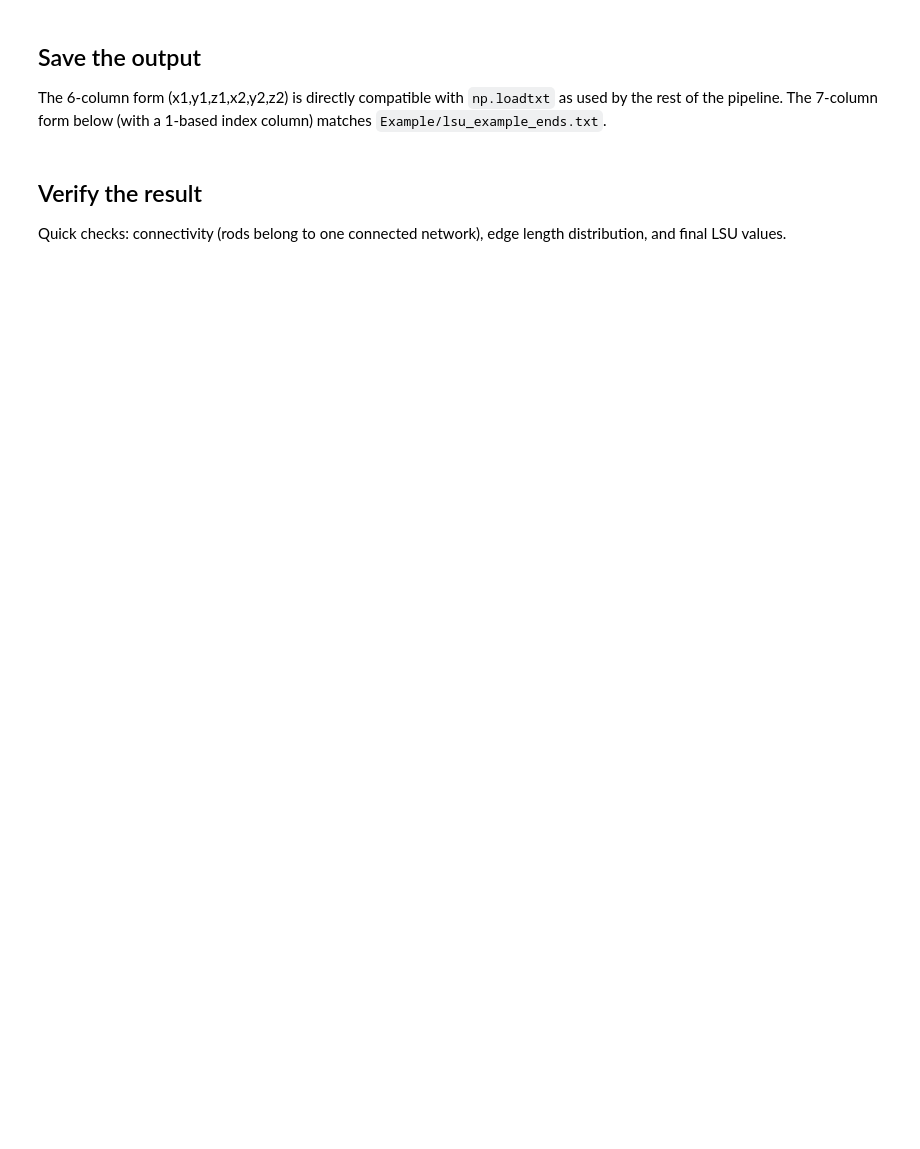
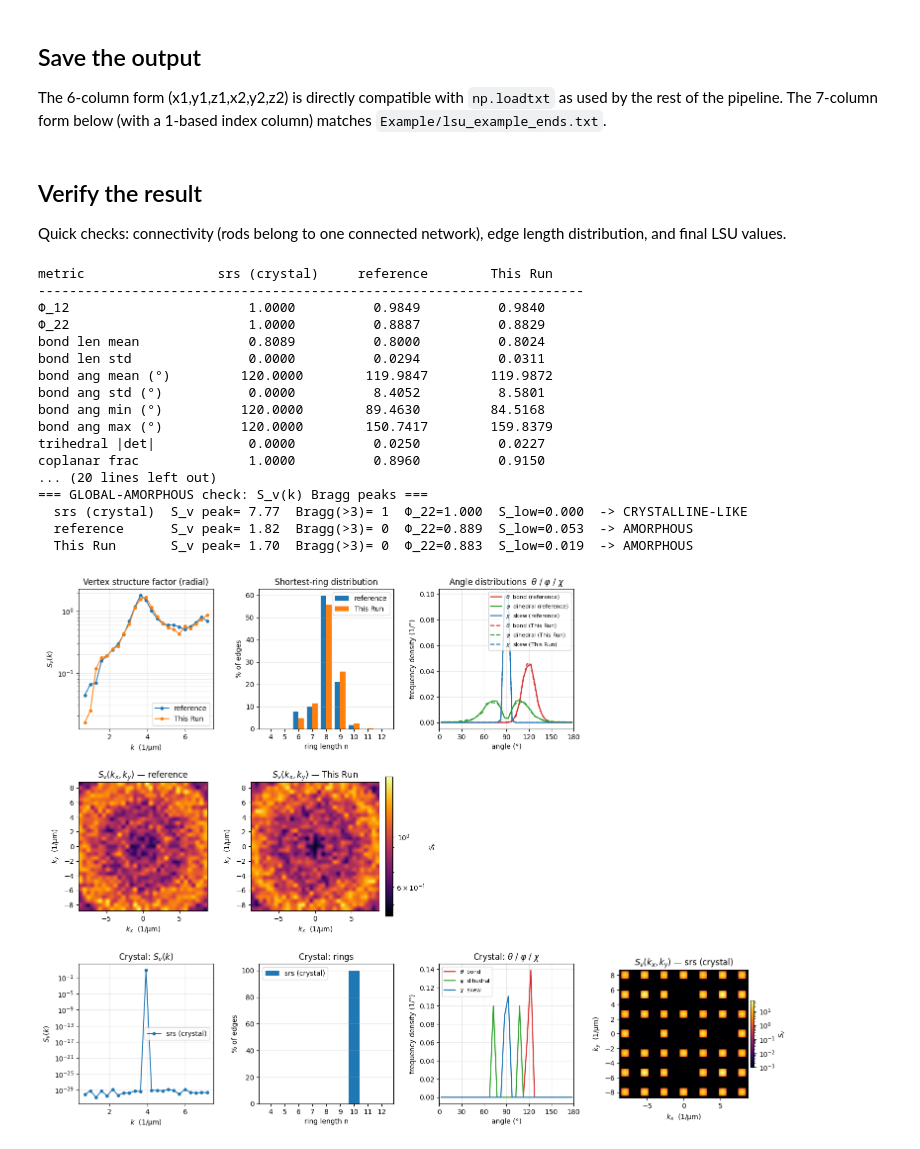
Before and after one commit to fhernandez93/Create-LSU-Structures, a Jupyter notebook: Create_LSU_Function.ipynb, the cells around one changed output. Cells and saved outputs as stored; diff of their text form; code cells hidden in the pictures; blank space fills up the shorter version.

```diff
--- a/Create_LSU_Function.ipynb
+++ b/Create_LSU_Function.ipynb
@@ -34,4 +37,4 @@ def shutdown(delay_minutes=1):
 # %%
-D0, N = 0.8, 5000
+D0, N = 0.8, 1000
 BOX = (N/1000 * 11.44**3)**(1/3)
 # %% [markdown]
@@ -317,12 +344,12 @@ print(f'  ref target std=3.65 corner/centre=1.21  '
       f'(pass: std<=4.0 AND ratio in [1.0, 1.4])')
 # %%
 import tools
-
+filename = "./Example/20260623_lsu_fromrandom_N1000_ends.txt"
 srs_rods = tools.srs_crystal_rods(num_vertices=N, box=BOX, d0=D0)
 
 results = []
 for source, lbl in [
-    # (srs_rods,                                  'srs (crystal)'),
+    (srs_rods,                                  'srs (crystal)'),
     ('Example/lsu_example_ends.txt',            'reference'),
     (filename,                                  'This Run'),
 ]:
@@ -335,32 +362,51 @@ for source, lbl in [
         results.append(tools.analyze_network(
             source, box=BOX, d0=D0, label=lbl, verbose=False,
             k_modes_max_2d=16,
             ))
 
 tools._print_comparison(results)
 
 fig, axes = tools.plot_comparison(
     results,
     ring_range=(4, 12),
     sk_logy=True,
     sk_2d_log=True,
     sk_2d_shared_clim=True,
     sk_2d_interp='bilinear',
 )
 # fig.savefig('Example/lsu_compare_with_srs.png', dpi=150, bbox_inches='tight')
 
 
 # --- GLOBAL-AMORPHOUS gate: S_v(k) must have NO Bragg peaks ---------------
 # This is THE metric the structure must pass: a crystal (or a lightly
 # jittered crystal) shows tall, sharp S_v(k) Bragg peaks; the reference
 # amorphous network does not. Pass = S_v peak ~< 2.5 and 0 peaks > 3.
 import numpy as _np
 print('\n=== GLOBAL-AMORPHOUS check: S_v(k) Bragg peaks ===')
 for _r in results:
     _sk = _np.array(_r['S_v_k_means']); _sk = _sk[_np.isfinite(_sk)]
     _peak = float(_np.nanmax(_sk)); _nbig = int((_sk > 3).sum())
     _verdict = 'AMORPHOUS' if (_peak < 2.5 and _nbig == 0) else 'CRYSTALLINE-LIKE'
     print(f"  {_r['label']:<14} S_v peak={_peak:5.2f}  Bragg(>3)={_nbig:>2}  "
           f"Φ_22={_r['phi22']:.3f}  S_low={_r['S_low_k2']:.3f}  -> {_verdict}")
+# %% [output]
+metric                 srs (crystal)     reference        This Run
+----------------------------------------------------------------------
+Φ_12                       1.0000          0.9849          0.9840
+Φ_22                       1.0000          0.8887          0.8829
+bond len mean              0.8089          0.8000          0.8024
+bond len std               0.0000          0.0294          0.0311
+bond ang mean (°)         120.0000        119.9847        119.9872
+bond ang std (°)           0.0000          8.4052          8.5801
+bond ang min (°)          120.0000        89.4630         84.5168
+bond ang max (°)          120.0000        150.7417        159.8379
+trihedral |det|            0.0000          0.0250          0.0227
+coplanar frac              1.0000          0.8960          0.9150
+... (20 lines left out)
+=== GLOBAL-AMORPHOUS check: S_v(k) Bragg peaks ===
+  srs (crystal)  S_v peak= 7.77  Bragg(>3)= 1  Φ_22=1.000  S_low=0.000  -> CRYSTALLINE-LIKE
+  reference      S_v peak= 1.82  Bragg(>3)= 0  Φ_22=0.889  S_low=0.053  -> AMORPHOUS
+  This Run       S_v peak= 1.70  Bragg(>3)= 0  Φ_22=0.883  S_low=0.019  -> AMORPHOUS
+[figure, added]
 # %%
 # shutdown(delay_minutes=2)
```
Also changed, not shown: parts of 5 cells of this notebook, 1 other file.
